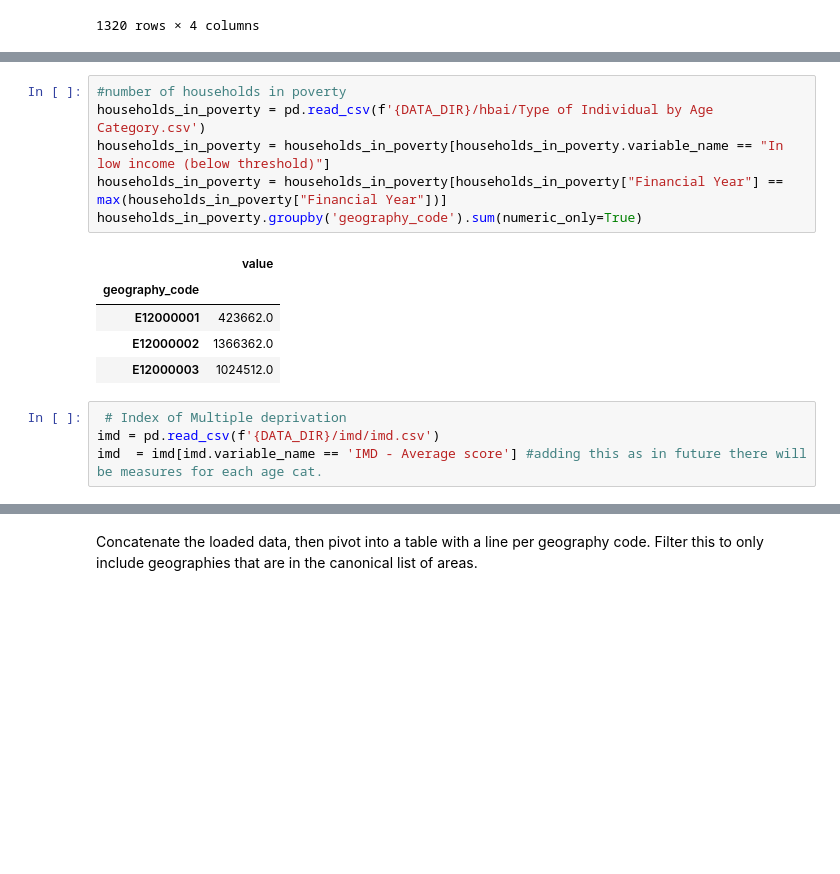
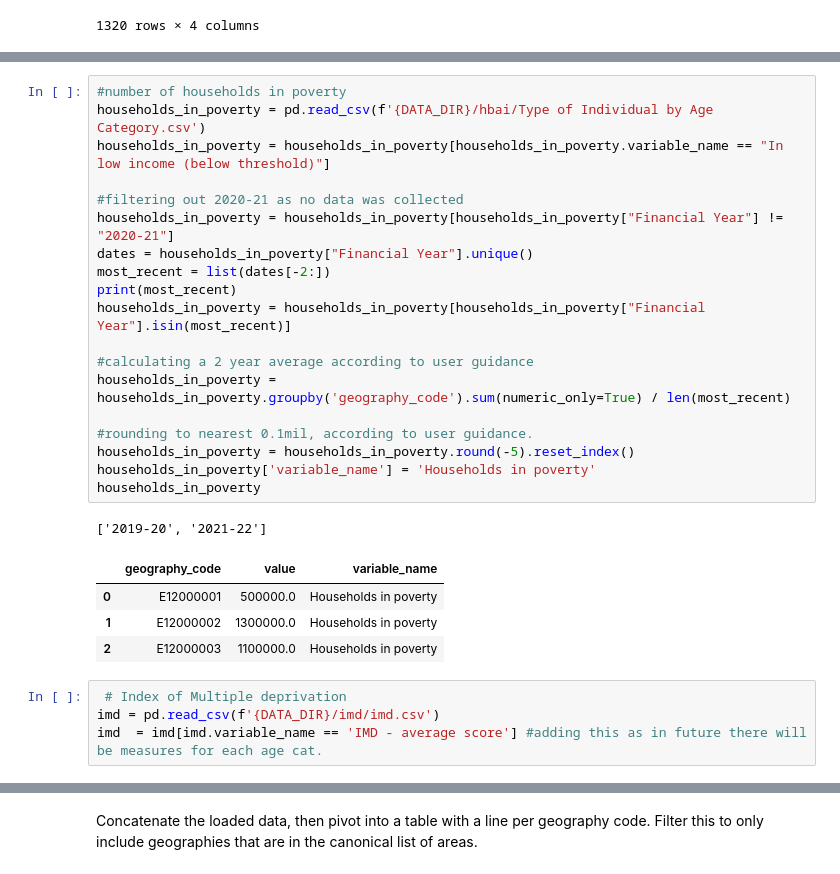
Before and after one commit to open-innovations/jrf-insight, a Jupyter notebook: pipelines/place/transform.ipynb, the cells around one changed output, grey strips where cells are left out. Drawn from its saved outputs; the diff is of its cells as text; blank space fills up the shorter version.

Commit message:
Adding unemployment and rounding

```diff
--- a/pipelines/place/transform.ipynb
+++ b/pipelines/place/transform.ipynb
@@ -81,16 +81,29 @@ savings
 # %%
 #number of households in poverty
 households_in_poverty = pd.read_csv(f'{DATA_DIR}/hbai/Type of Individual by Age Category.csv')
 households_in_poverty = households_in_poverty[households_in_poverty.variable_name == "In low income (below threshold)"]
-households_in_poverty = households_in_poverty[households_in_poverty["Financial Year"] == max(households_in_poverty["Financial Year"])]
-households_in_poverty.groupby('geography_code').sum(numeric_only=True)
+
+#filtering out 2020-21 as no data was collected
+households_in_poverty = households_in_poverty[households_in_poverty["Financial Year"] != "2020-21"]
+dates = households_in_poverty["Financial Year"].unique()
+most_recent = list(dates[-2:])
+print(most_recent)
+households_in_poverty = households_in_poverty[households_in_poverty["Financial Year"].isin(most_recent)]
+
+#calculating a 2 year average according to user guidance
+households_in_poverty = households_in_poverty.groupby('geography_code').sum(numeric_only=True) / len(most_recent)
+
+#rounding to nearest 0.1mil, according to user guidance.
+households_in_poverty = households_in_poverty.round(-5).reset_index()
+households_in_poverty['variable_name'] = 'Households in poverty'
+households_in_poverty
 # %% [output]
+['2019-20', '2021-22']
-|  | value |
-| geography_code |  |
-| E12000001 | 423662.0 |
-| E12000002 | 1366362.0 |
-| E12000003 | 1024512.0 |
+|  | geography_code | value | variable_name |
+| 0 | E12000001 | 500000.0 | Households in poverty |
+| 1 | E12000002 | 1300000.0 | Households in poverty |
+| 2 | E12000003 | 1100000.0 | Households in poverty |
 # %%
  # Index of Multiple deprivation
 imd = pd.read_csv(f'{DATA_DIR}/imd/imd.csv')
-imd  = imd[imd.variable_name == 'IMD - Average score'] #adding this as in future there will be measures for each age cat.
+imd  = imd[imd.variable_name == 'IMD - average score'] #adding this as in future there will be measures for each age cat.
```
Also changed, not shown: parts of 4 cells of this notebook, 4 other files.
